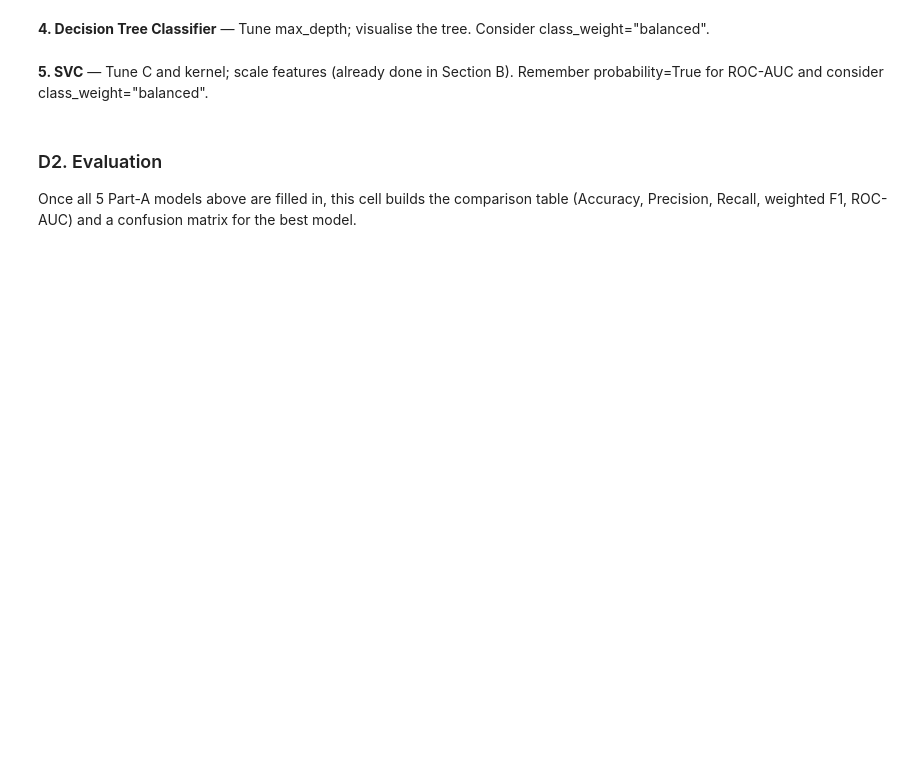
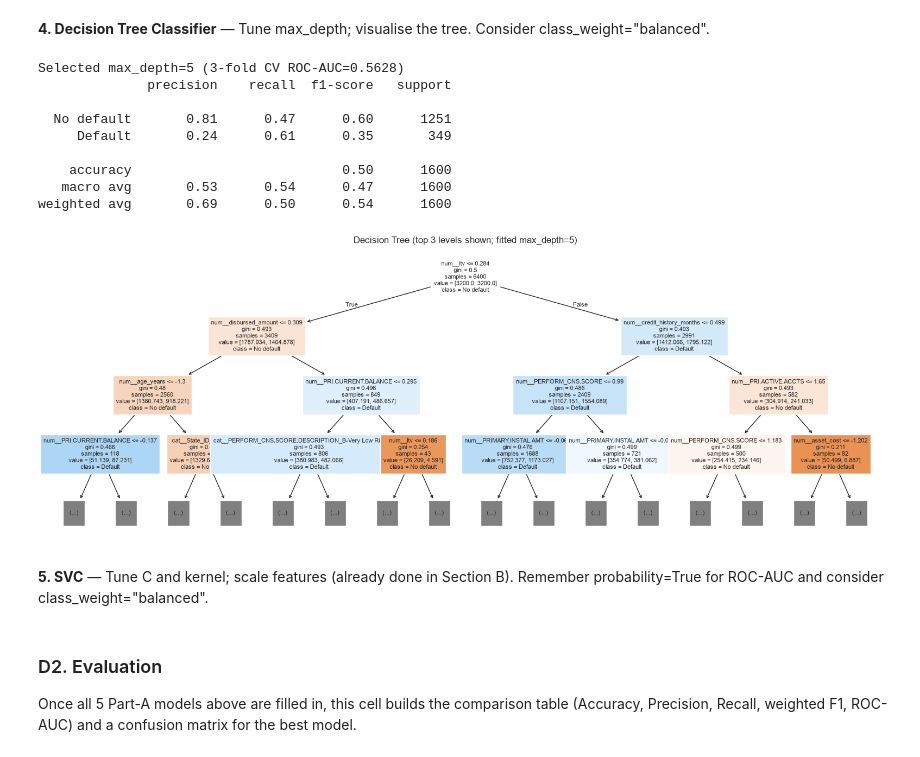
Before and after one commit to Rushil-99/ML-capstone, a Jupyter notebook: notebooks/classification.ipynb, the cells around one changed output. Drawn from its saved outputs; the diff is of its cells as text; code cells hidden in the pictures; blank space fills up the shorter version.

```diff
--- a/notebooks/classification.ipynb
+++ b/notebooks/classification.ipynb
@@ -255,11 +255,15 @@ weighted avg       0.73      0.78      0.70      1600
 # %%
 from sklearn.naive_bayes import GaussianNB
 
-# TODO: implement Gaussian Naive Bayes
-# model = ...
-# model.fit(X_train_dense, y_train)
-# pred = model.predict(X_test_dense)
-# proba = model.predict_proba(X_test_dense)[:, 1]  # positive-class ("default") probability
-# fitted_models["Gaussian Naive Bayes"] = model
-# predictions["Gaussian Naive Bayes"] = pred
-# probabilities["Gaussian Naive Bayes"] = proba
+model = GaussianNB()
+model.fit(X_train_dense, y_train)
+pred = model.predict(X_test_dense)
+proba = model.predict_proba(X_test_dense)[:, 1]  # positive-class ("default") probability
+fitted_models["Gaussian Naive Bayes"] = model
+predictions["Gaussian Naive Bayes"] = pred
+probabilities["Gaussian Naive Bayes"] = proba
+
+print(classification_report(y_test, pred, target_names=["No default", "Default"]))
+# Conditional independence assumption: GaussianNB assumes every feature is independent given the
+# class label. That's clearly false here (e.g. PRI.NO.OF.ACCTS and PRI.ACTIVE.ACCTS are correlated),
+# so probability estimates are typically miscalibrated even when the resulting class ranking is decent.
@@ -266,16 +279,48 @@ from sklearn.naive_bayes import GaussianNB
 # %% [markdown]
 **4. Decision Tree Classifier** — Tune max_depth; visualise the tree. Consider class_weight=\"balanced\".
 # %%
-from sklearn.tree import DecisionTreeClassifier
+from sklearn.tree import DecisionTreeClassifier, plot_tree
+from sklearn.model_selection import cross_val_score
 
-# TODO: implement Decision Tree Classifier
-# model = ...
-# model.fit(X_train_proc, y_train)
-# pred = model.predict(X_test_proc)
-# proba = model.predict_proba(X_test_proc)[:, 1]  # positive-class ("default") probability
-# fitted_models["Decision Tree Classifier"] = model
-# predictions["Decision Tree Classifier"] = pred
-# probabilities["Decision Tree Classifier"] = proba
+# Small sweep over max_depth, scored by CV ROC-AUC on the training set only
+best_depth, best_score = None, -1
+for depth in [3, 5, 7, 10, 15, None]:
+    scores = cross_val_score(
+        DecisionTreeClassifier(max_depth=depth, class_weight="balanced", random_state=RANDOM_STATE),
+        X_train_proc, y_train, cv=3, scoring="roc_auc",
+    )
+    if scores.mean() > best_score:
+        best_depth, best_score = depth, scores.mean()
+print(f"Selected max_depth={best_depth} (3-fold CV ROC-AUC={best_score:.4f})")
+
+model = DecisionTreeClassifier(max_depth=best_depth, class_weight="balanced", random_state=RANDOM_STATE)
+model.fit(X_train_proc, y_train)
+pred = model.predict(X_test_proc)
+proba = model.predict_proba(X_test_proc)[:, 1]  # positive-class ("default") probability
+fitted_models["Decision Tree Classifier"] = model
+predictions["Decision Tree Classifier"] = pred
+probabilities["Decision Tree Classifier"] = proba
+
+print(classification_report(y_test, pred, target_names=["No default", "Default"]))
+
+feature_names = preprocessor.get_feature_names_out()
+plt.figure(figsize=(16, 6))
+plot_tree(model, max_depth=3, feature_names=feature_names, class_names=["No default", "Default"],
+          filled=True, fontsize=8)
+plt.title(f"Decision Tree (top 3 levels shown; fitted max_depth={best_depth})")
+plt.tight_layout()
+plt.show()
+# %% [output]
+Selected max_depth=5 (3-fold CV ROC-AUC=0.5628)
+              precision    recall  f1-score   support
+
+  No default       0.81      0.47      0.60      1251
+     Default       0.24      0.61      0.35       349
+
+    accuracy                           0.50      1600
+   macro avg       0.53      0.54      0.47      1600
+weighted avg       0.69      0.50      0.54      1600
+[figure, added]
 # %% [markdown]
 **5. SVC** — Tune C and kernel; scale features (already done in Section B). Remember probability=True for ROC-AUC and consider class_weight=\"balanced\".
 # %%
```
Also changed, not shown: parts of 2 cells of this notebook.
